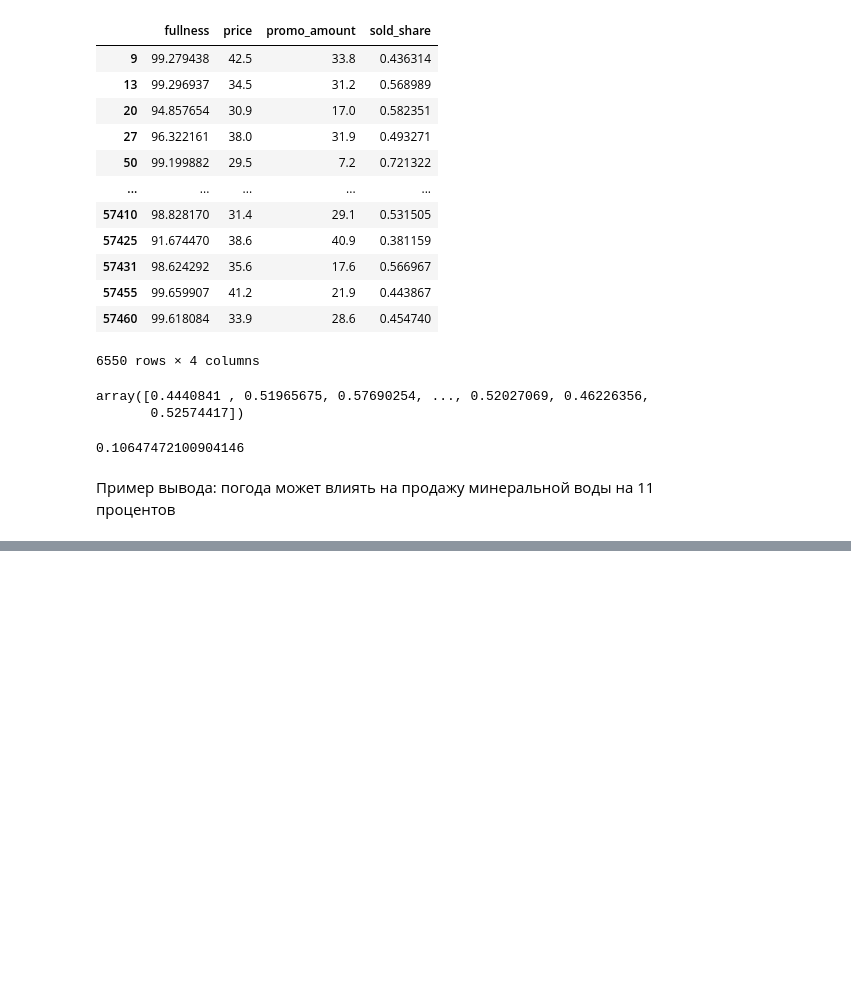
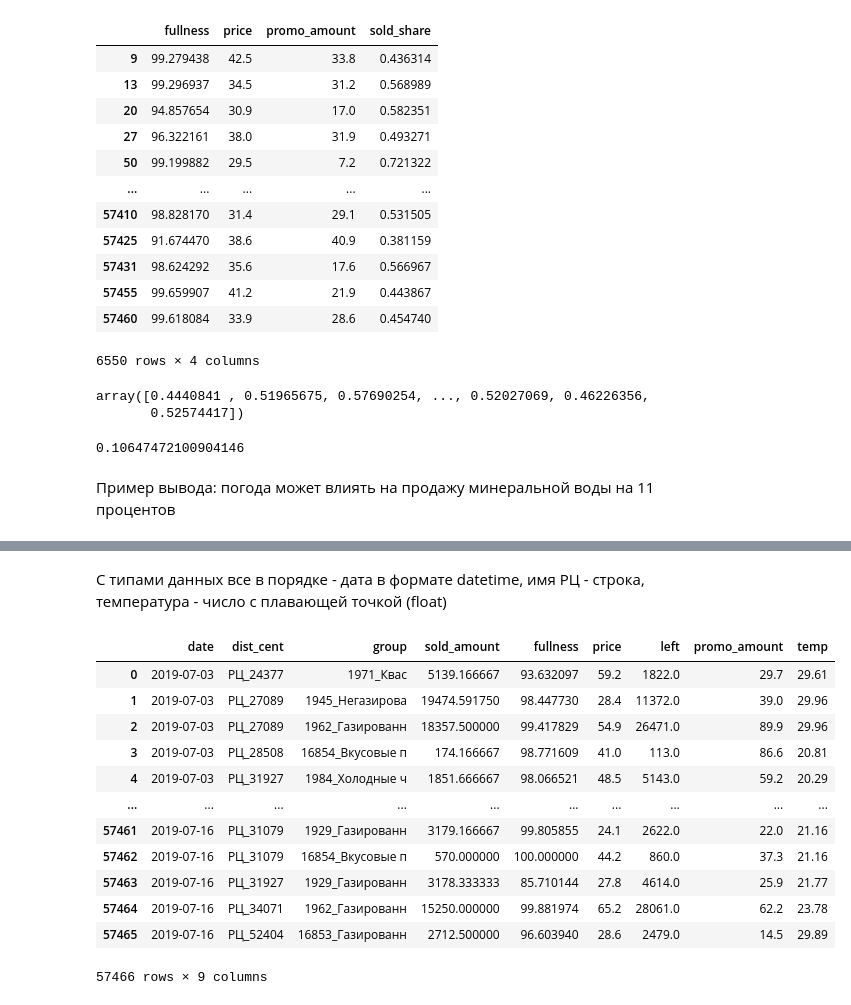
Before and after one commit to Powerofpowder/demand_temperature_correlation, a Jupyter notebook: JN_Alimova_magnit_test.ipynb, the cells around one changed output, grey strips where cells are left out. Cells and saved outputs as stored; diff of their text form; code cells hidden in the pictures; blank space fills up the shorter version.

```diff
--- a/JN_Alimova_magnit_test.ipynb
+++ b/JN_Alimova_magnit_test.ipynb
@@ -577,0 +642,20 @@ print(MSE)
+# %% [markdown]
+С типами данных все в порядке - дата в формате datetime, имя РЦ - строка, температура - число с плавающей точкой (float)
+# %%
+# объединим датафремы в один, сравнив дату и РЦ
+data = df.join(temperarute.set_index(['date', 'dist_cent']), on=['date', 'dist_cent'])
+display(data)
+# %% [output]
+|  | date | dist_cent | group | sold_amount | fullness | price | left | promo_amount | temp |
+| 0 | 2019-07-03 | РЦ_24377 | 1971_Квас | 5139.166667 | 93.632097 | 59.2 | 1822.0 | 29.7 | 29.61 |
+| 1 | 2019-07-03 | РЦ_27089 | 1945_Негазирова | 19474.591750 | 98.447730 | 28.4 | 11372.0 | 39.0 | 29.96 |
+| 2 | 2019-07-03 | РЦ_27089 | 1962_Газированн | 18357.500000 | 99.417829 | 54.9 | 26471.0 | 89.9 | 29.96 |
+| 3 | 2019-07-03 | РЦ_28508 | 16854_Вкусовые п | 174.166667 | 98.771609 | 41.0 | 113.0 | 86.6 | 20.81 |
+| 4 | 2019-07-03 | РЦ_31927 | 1984_Холодные ч | 1851.666667 | 98.066521 | 48.5 | 5143.0 | 59.2 | 20.29 |
+| ... | ... | ... | ... | ... | ... | ... | ... | ... | ... |
+| 57461 | 2019-07-16 | РЦ_31079 | 1929_Газированн | 3179.166667 | 99.805855 | 24.1 | 2622.0 | 22.0 | 21.16 |
+| 57462 | 2019-07-16 | РЦ_31079 | 16854_Вкусовые п | 570.000000 | 100.000000 | 44.2 | 860.0 | 37.3 | 21.16 |
+| 57463 | 2019-07-16 | РЦ_31927 | 1929_Газированн | 3178.333333 | 85.710144 | 27.8 | 4614.0 | 25.9 | 21.77 |
+| 57464 | 2019-07-16 | РЦ_34071 | 1962_Газированн | 15250.000000 | 99.881974 | 65.2 | 28061.0 | 62.2 | 23.78 |
+| 57465 | 2019-07-16 | РЦ_52404 | 16853_Газированн | 2712.500000 | 96.603940 | 28.6 | 2479.0 | 14.5 | 29.89 |
+57466 rows × 9 columns
```
Also changed, not shown: parts of 12 cells of this notebook.
